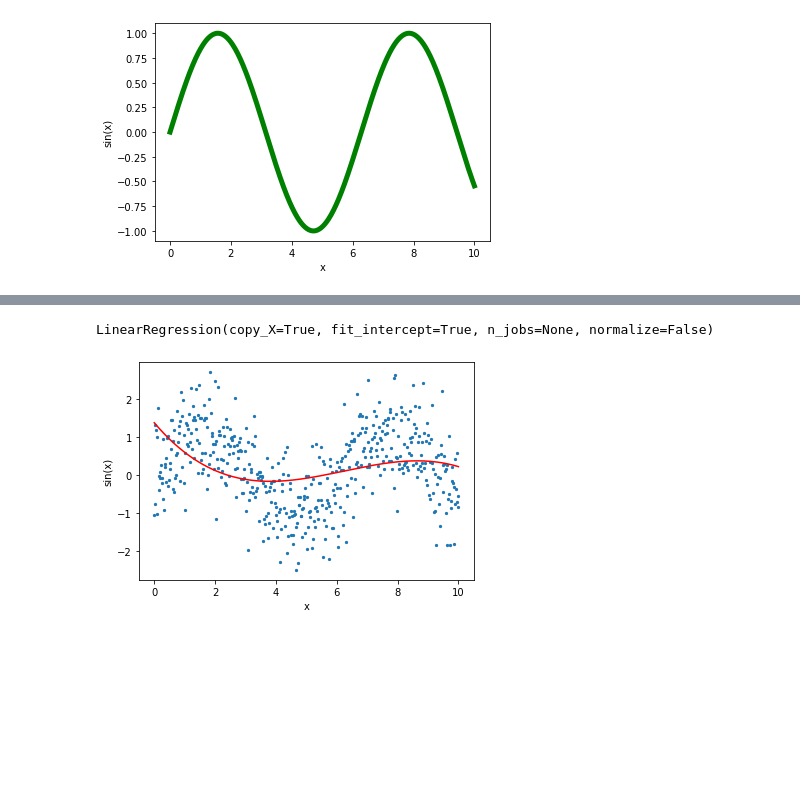
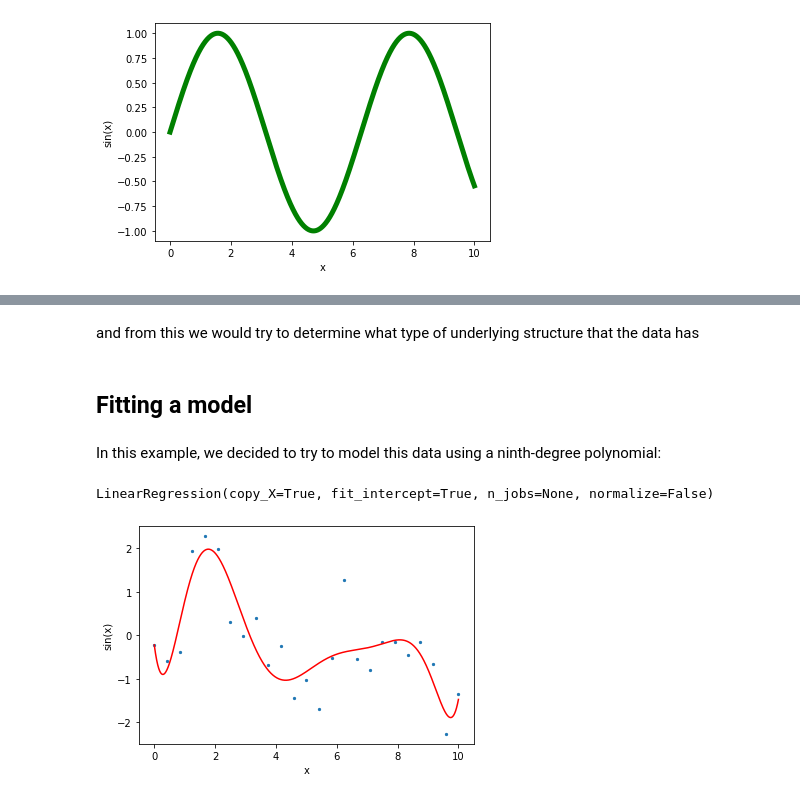
Before and after one commit to chenson2018/Statistics-Intuition, a Jupyter notebook: Bias-Variance Tradeoff/Bias Variance.ipynb, the cells around one changed output, grey strips where cells are left out. Saved outputs shown, nothing was run; the diff lists cells and outputs as text; code cells hidden in the pictures; blank space fills up the shorter version.

Commit message:
Expaned graphs

```diff
--- a/Bias-Variance Tradeoff/Bias Variance.ipynb
+++ b/Bias-Variance Tradeoff/Bias Variance.ipynb
@@ -5,8 +13,7 @@ import numpy as np
 # %%
-n = 500
+x_graph = np.linspace(0, 10, 5000)
 
-x = np.linspace(0, 10, n)
-plt.plot(x, np.sin(x), color = 'green', linewidth=5)
+plt.plot(x_graph, np.sin(x_graph), color = 'green', linewidth=5)
 plt.xlabel('x')
 plt.ylabel('sin(x)')
 plt.axis('tight')
@@ -16,7 +29,10 @@ plt.show()
 # %%
-t = (np.sin(x) + np.random.normal(0, .75, n))
+n = 25
 
-plt.plot(x, np.sin(x), color = 'green', linewidth=5)
+x = np.linspace(0, 10, n)
+t = (np.sin(x) + np.random.normal(0, 1, n))
+
+plt.plot(x_graph, np.sin(x_graph), color = 'green', linewidth=5)
 plt.scatter(x, t, s = 5)
 plt.xlabel('x')
 plt.ylabel('sin(x)')
@@ -27,3 +42,0 @@ plt.show()
-# %%
-x = x.reshape(-1, 1)
-t = t.reshape(-1, 1)
@@ -30,23 +50,28 @@ t = t.reshape(-1, 1)
+# %% [markdown]
+and from this we would try to determine what type of underlying structure that the data has
+# %% [markdown]
+## Fitting a model
+# %% [markdown]
+In this example, we decided to try to model this data using a ninth-degree polynomial:
 # %%
 from sklearn.linear_model import LinearRegression
 from sklearn.preprocessing import PolynomialFeatures
 
 lin = LinearRegression()
-poly = PolynomialFeatures(degree = 3)
+poly = PolynomialFeatures(degree = 9)
 
-x_poly = poly.fit_transform(x)
-poly.fit(x_poly, t)
-lin.fit(x_poly, t)
+x_poly = poly.fit_transform(x.reshape(-1, 1))
+poly.fit(x_poly, t.reshape(-1, 1))
+lin.fit(x_poly, t.reshape(-1, 1))
 # %% [output]
 LinearRegression(copy_X=True, fit_intercept=True, n_jobs=None, normalize=False)
 # %%
 plt.scatter(x, t, s = 5)
-
-plt.plot(x, lin.predict(poly.fit_transform(x)), color = 'red')
+plt.plot(x_graph, lin.predict(poly.fit_transform(x_graph.reshape(-1, 1))), color = 'red')
 
 plt.xlabel('x')
 plt.ylabel('sin(x)')
 plt.axis('tight')
 plt.show()
 # %% [output]
-[figure, old version]
+[figure, new version]
```
Also changed, not shown: parts of 20 cells of this notebook, 1 other file.
